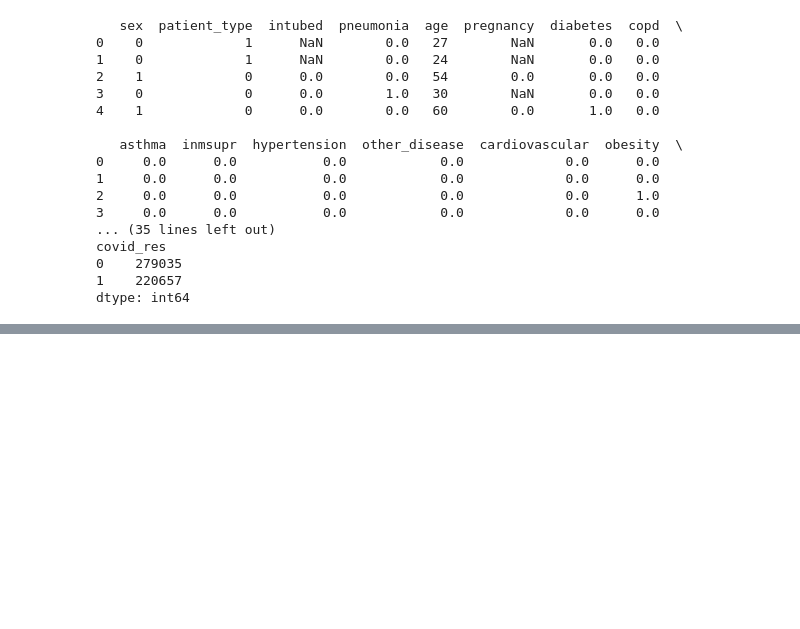
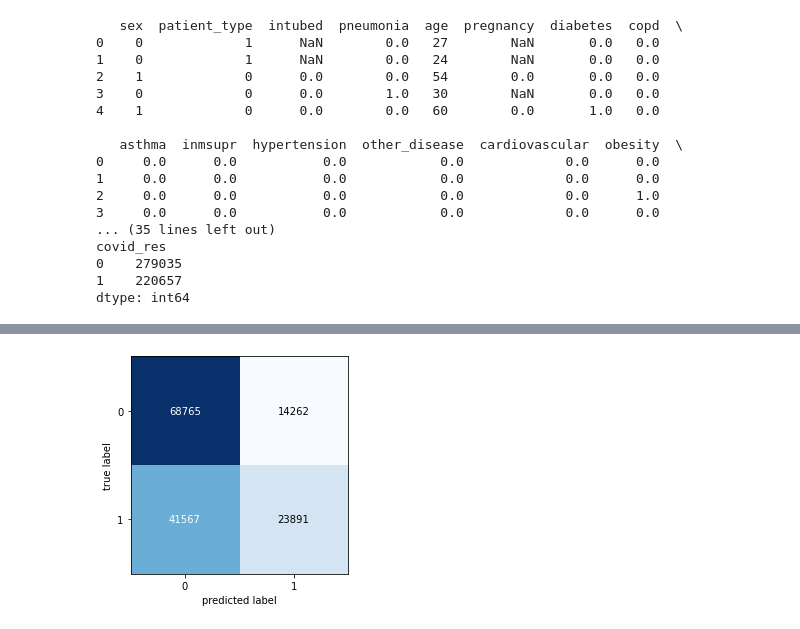
Before and after one commit to PedroArSp/ML_Project1, a Jupyter notebook: Projeto 1 - COVID.ipynb, the cells around one changed output, grey strips where cells are left out. Saved outputs shown, nothing was run; the diff lists cells and outputs as text; code cells hidden in the pictures; blank space fills up the shorter version.

```diff
--- a/Projeto 1 - COVID.ipynb
+++ b/Projeto 1 - COVID.ipynb
@@ -216,0 +208,10 @@ memory usage: 1.5 MB
+# %%
+X = df_tret.drop(['covid_res'],axis=1)
+y = df_tret['covid_res']
+
+X_train,X_test, y_train,y_test = train_test_split(X,y,test_size=0.3,random_state=42,stratify=y)
+# %%
+modelRFC = RandomForestClassifier(verbose=True,n_jobs=3 ) #Primeiro default
+modelRFC.fit(X_train,y_train)
+y_predRFC = modelRFC.predict((X_test))
+print(classification_report(y_test,y_predRFC))
@@ -216,0 +254,7 @@ memory usage: 1.5 MB
+# %%
+
+cm = confusion_matrix(y_test,y_predRFC)
+plot_confusion_matrix(conf_mat=cm)
+plt.show()
+# %% [output]
+[figure, added]
```
Also changed, not shown: parts of 42 cells of this notebook, 1 other file.
